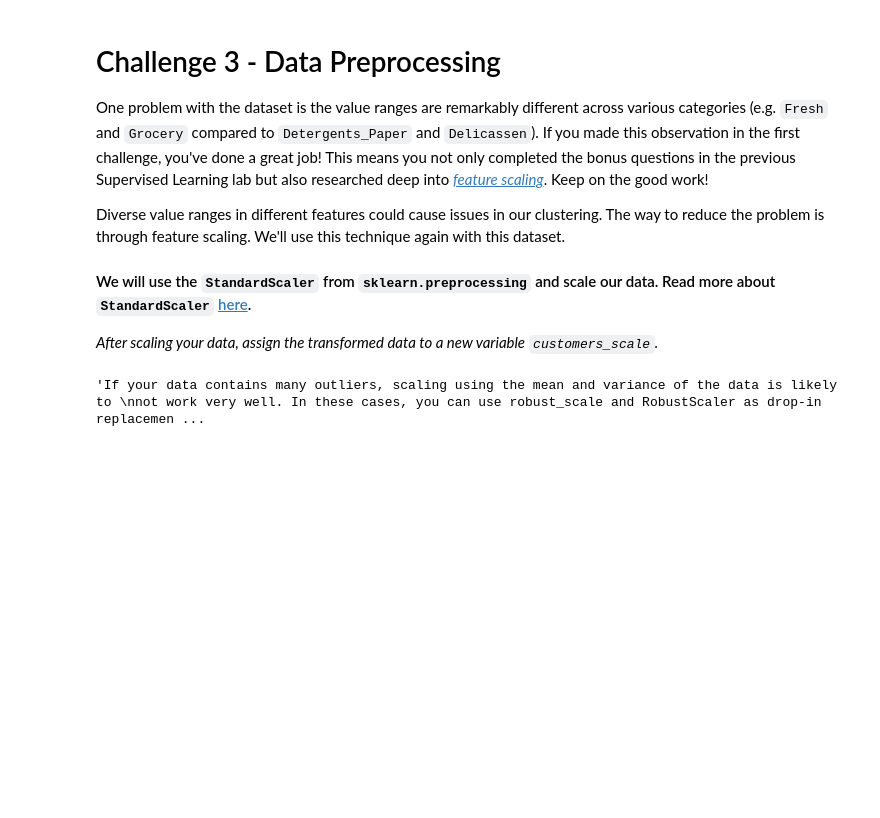
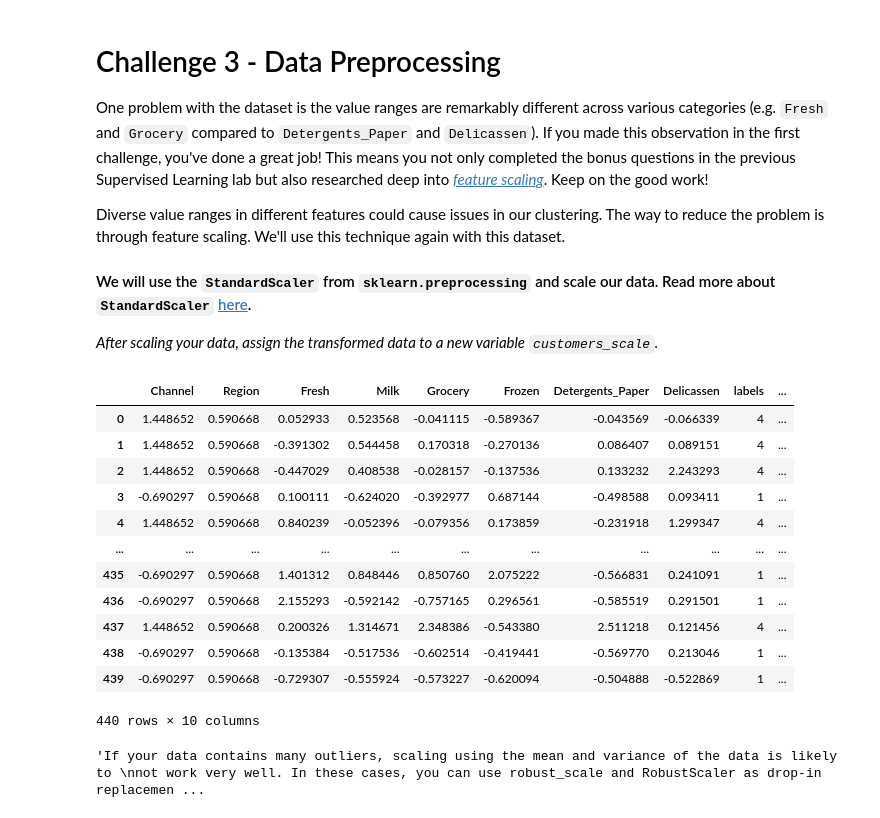
Before and after one commit to rebeccaestiarte/lab-unsupervised-learning, a Jupyter notebook: your-code/main.ipynb, the cells around one changed output. Cells and saved outputs as stored; diff of their text form; code cells hidden in the pictures; blank space fills up the shorter version.

```diff
--- a/your-code/main.ipynb
+++ b/your-code/main.ipynb
@@ -165,6 +173,22 @@ Diverse value ranges in different features could cause issues in our clustering.
 #### We will use the `StandardScaler` from `sklearn.preprocessing` and scale our data. Read more about `StandardScaler` [here](https://scikit-learn.org/stable/modules/generated/sklearn.preprocessing.StandardScaler.html#sklearn.preprocessing.StandardScaler).
 
 *After scaling your data, assign the transformed data to a new variable `customers_scale`.*
+# %%
+customers_scale
+# %% [output]
+|  | Channel | Region | Fresh | Milk | Grocery | Frozen | Detergents_Paper | Delicassen | labels | ... |
+| 0 | 1.448652 | 0.590668 | 0.052933 | 0.523568 | -0.041115 | -0.589367 | -0.043569 | -0.066339 | 4 | ... |
+| 1 | 1.448652 | 0.590668 | -0.391302 | 0.544458 | 0.170318 | -0.270136 | 0.086407 | 0.089151 | 4 | ... |
+| 2 | 1.448652 | 0.590668 | -0.447029 | 0.408538 | -0.028157 | -0.137536 | 0.133232 | 2.243293 | 4 | ... |
+| 3 | -0.690297 | 0.590668 | 0.100111 | -0.624020 | -0.392977 | 0.687144 | -0.498588 | 0.093411 | 1 | ... |
+| 4 | 1.448652 | 0.590668 | 0.840239 | -0.052396 | -0.079356 | 0.173859 | -0.231918 | 1.299347 | 4 | ... |
+| ... | ... | ... | ... | ... | ... | ... | ... | ... | ... | ... |
+| 435 | -0.690297 | 0.590668 | 1.401312 | 0.848446 | 0.850760 | 2.075222 | -0.566831 | 0.241091 | 1 | ... |
+| 436 | -0.690297 | 0.590668 | 2.155293 | -0.592142 | -0.757165 | 0.296561 | -0.585519 | 0.291501 | 1 | ... |
+| 437 | 1.448652 | 0.590668 | 0.200326 | 1.314671 | 2.348386 | -0.543380 | 2.511218 | 0.121456 | 4 | ... |
+| 438 | -0.690297 | 0.590668 | -0.135384 | -0.517536 | -0.602514 | -0.419441 | -0.569770 | 0.213046 | 1 | ... |
+| 439 | -0.690297 | 0.590668 | -0.729307 | -0.555924 | -0.573227 | -0.620094 | -0.504888 | -0.522869 | 1 | ... |
+440 rows × 10 columns
 # %%
 # Your import here:
 
```
Also changed, not shown: parts of 20 cells of this notebook.
